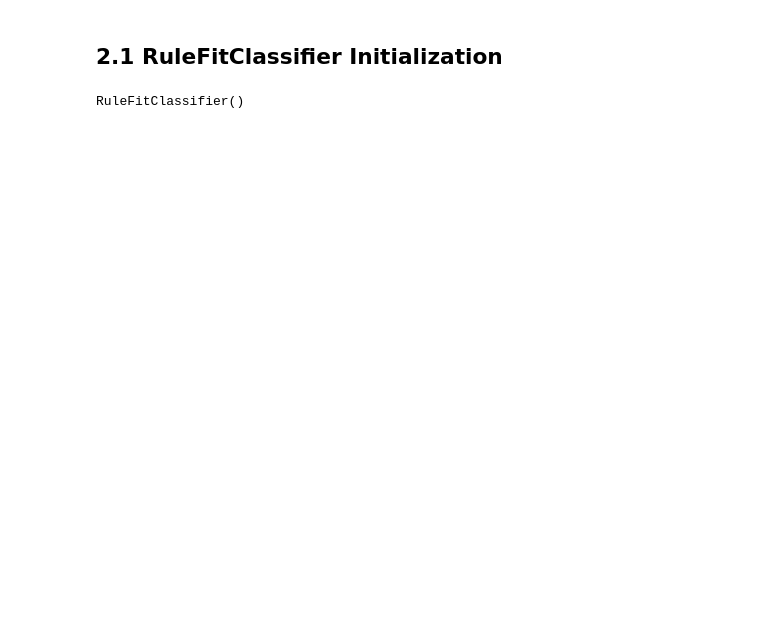
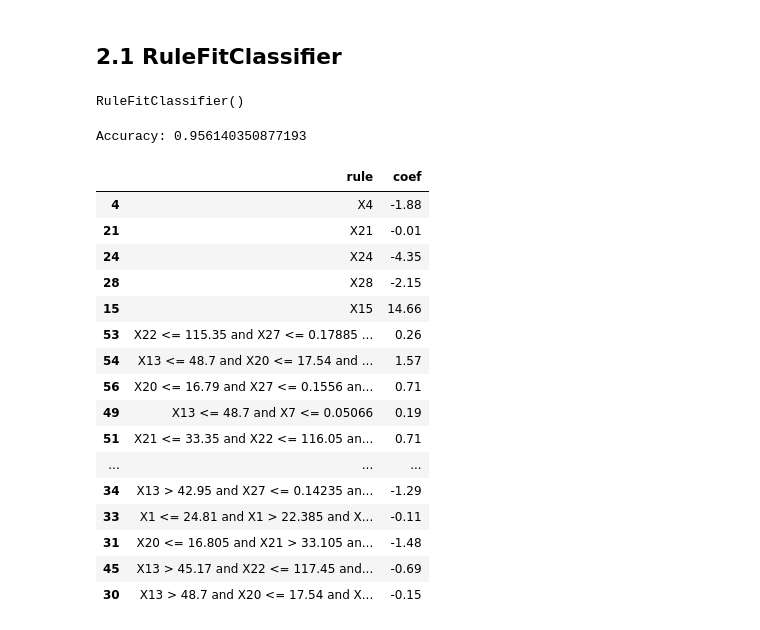
Before and after one commit to BobZhang26/AIPI-590-XAI-Assignment-4, a Jupyter notebook: XAI_assignment_4.ipynb, the cells around one changed output. Saved outputs shown, nothing was run; the diff lists cells and outputs as text; code cells hidden in the pictures; blank space fills up the shorter version.

```diff
--- a/XAI_assignment_4.ipynb
+++ b/XAI_assignment_4.ipynb
@@ -108,10 +104,36 @@ X = load_breast_cancer.data
 y = load_breast_cancer.target
 X_train, X_test, y_train, y_test = train_test_split(X, y, test_size=0.2, random_state=42)
 # %% [markdown]
-## 2.1 RuleFitClassifier Initialization
+## 2.1 RuleFitClassifier
 # %%
 # initialize RuleFitRegressor and fit the training data
 clf = RuleFitClassifier() # Use OneVsRestClassifier for multiclass
 clf.fit(X_train, y_train)
 # %% [output]
 RuleFitClassifier()
+# %%
+# Evaluation RuleFitClassifier
+y_pred = clf.predict(X_test)
+accuracy = accuracy_score(y_test, y_pred)
+print(f"Accuracy: {accuracy}")
+rule_df = clf.visualize()
+rule_df
+# %% [output]
+Accuracy: 0.956140350877193
+|  | rule | coef |
+| 4 | X4 | -1.88 |
+| 21 | X21 | -0.01 |
+| 24 | X24 | -4.35 |
+| 28 | X28 | -2.15 |
+| 15 | X15 | 14.66 |
+| 53 | X22 <= 115.35 and X27 <= 0.17885 ... | 0.26 |
+| 54 | X13 <= 48.7 and X20 <= 17.54 and ... | 1.57 |
+| 56 | X20 <= 16.79 and X27 <= 0.1556 an... | 0.71 |
+| 49 | X13 <= 48.7 and X7 <= 0.05066 | 0.19 |
+| 51 | X21 <= 33.35 and X22 <= 116.05 an... | 0.71 |
+| ... | ... | ... |
+| 34 | X13 > 42.95 and X27 <= 0.14235 an... | -1.29 |
+| 33 | X1 <= 24.81 and X1 > 22.385 and X... | -0.11 |
+| 31 | X20 <= 16.805 and X21 > 33.105 an... | -1.48 |
+| 45 | X13 > 45.17 and X22 <= 117.45 and... | -0.69 |
+| 30 | X13 > 48.7 and X20 <= 17.54 and X... | -0.15 |
```
Also changed, not shown: parts of 16 cells of this notebook.
